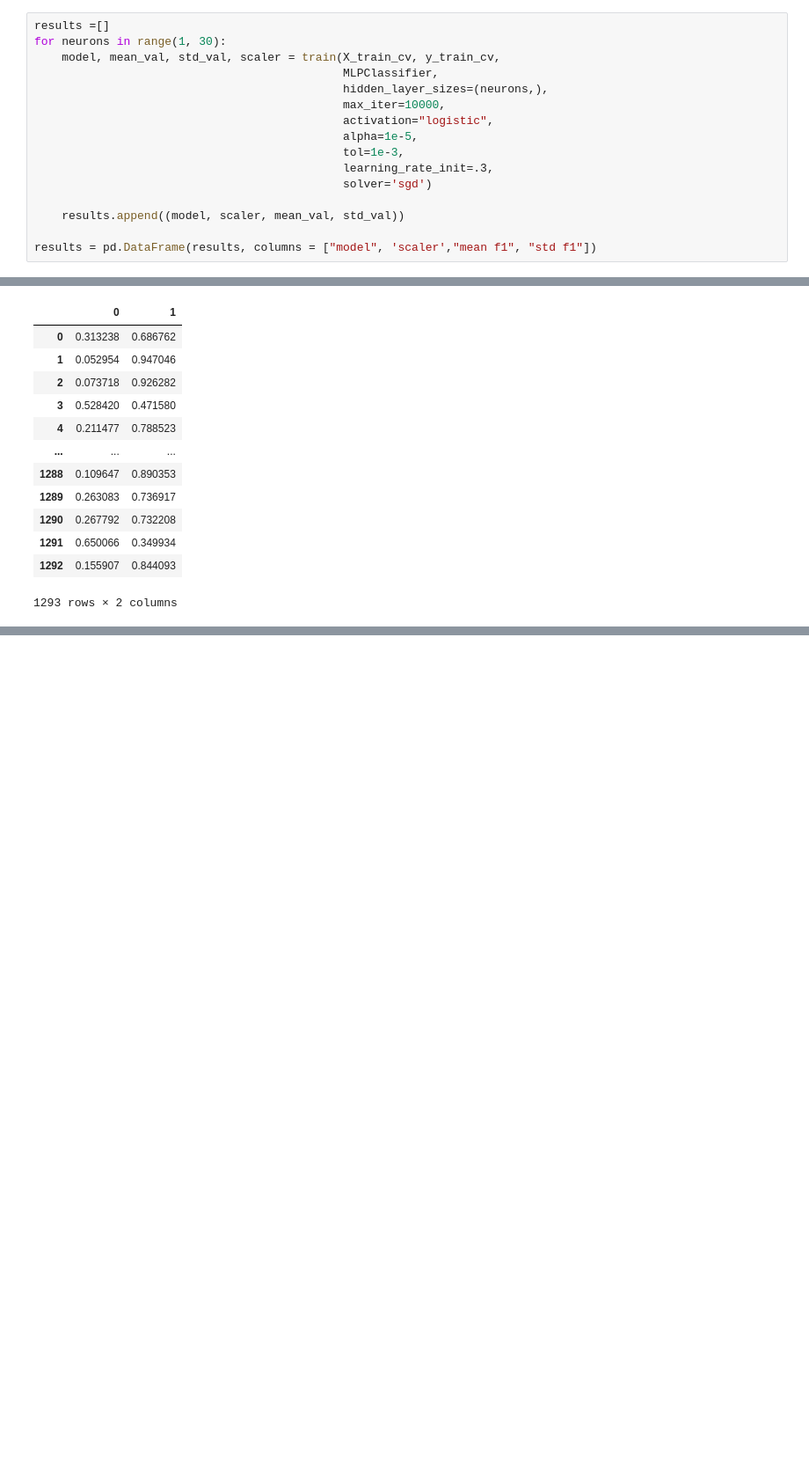
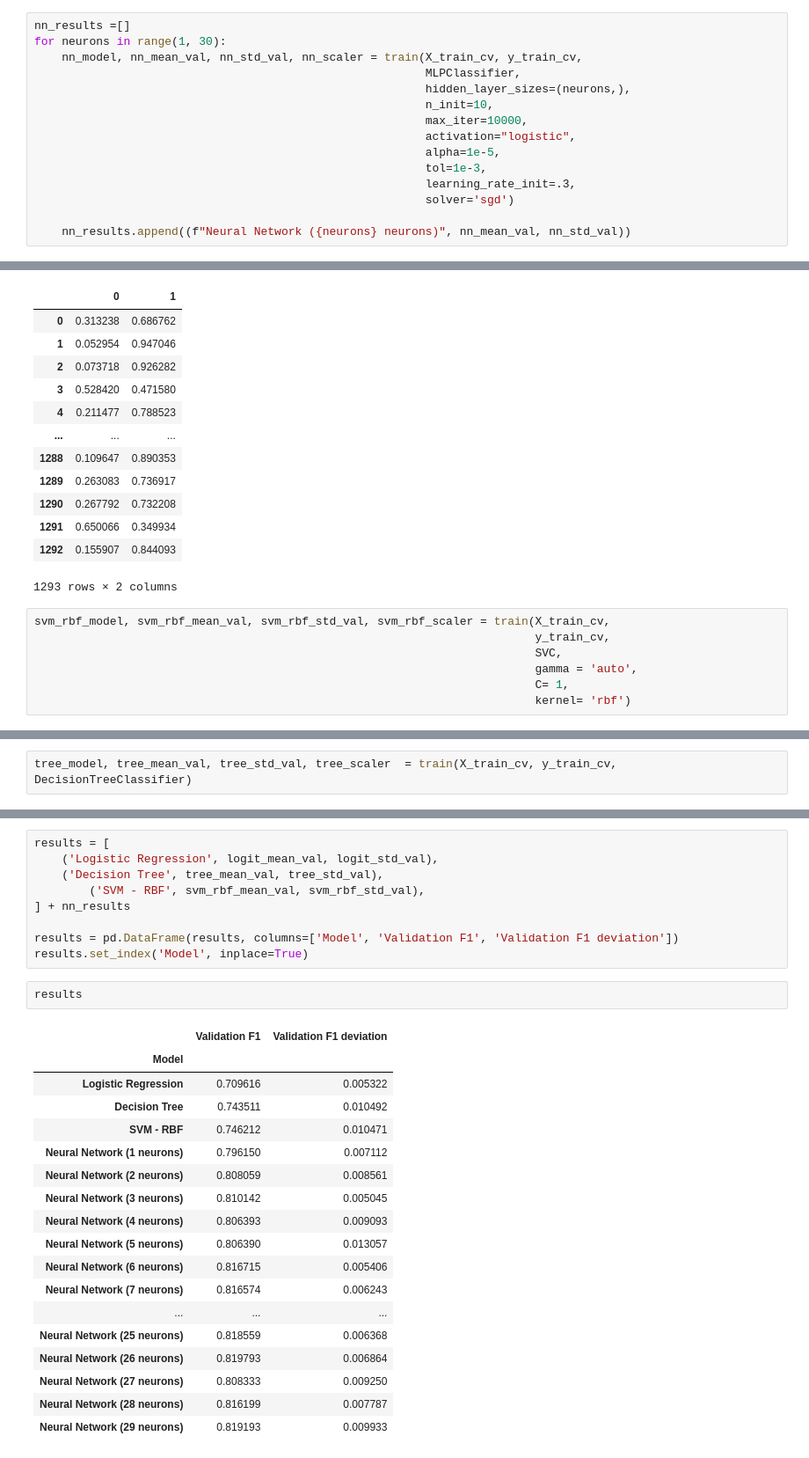
Before and after one commit to FabioRochaPoeta/redesneurais, a Jupyter notebook: FabioRocha_RedesNeurais.ipynb, the cells around one changed output, grey strips where cells are left out. Shown at 88% size. Cells and saved outputs as stored; diff of their text form; blank space fills up the shorter version.

```diff
--- a/FabioRocha_RedesNeurais.ipynb
+++ b/FabioRocha_RedesNeurais.ipynb
@@ -387,18 +394,17 @@ def train(X, y, model_klass, **kwargs):
 # %%
-results =[]
+nn_results =[]
 for neurons in range(1, 30):
-    model, mean_val, std_val, scaler = train(X_train_cv, y_train_cv,
-                                             MLPClassifier,
-                                             hidden_layer_sizes=(neurons,),
-                                             max_iter=10000,
-                                             activation="logistic",
-                                             alpha=1e-5,
-                                             tol=1e-3,
-                                             learning_rate_init=.3,
-                                             solver='sgd')
+    nn_model, nn_mean_val, nn_std_val, nn_scaler = train(X_train_cv, y_train_cv,
+                                                         MLPClassifier,
+                                                         hidden_layer_sizes=(neurons,),
+                                                         n_init=10,
+                                                         max_iter=10000,
+                                                         activation="logistic",
+                                                         alpha=1e-5,
+                                                         tol=1e-3,
+                                                         learning_rate_init=.3,
+                                                         solver='sgd')
 
-    results.append((model, scaler, mean_val, std_val))
-
-results = pd.DataFrame(results, columns = ["model", 'scaler',"mean f1", "std f1"])
+    nn_results.append((f"Neural Network ({neurons} neurons)", nn_mean_val, nn_std_val))
 # %% [output]
 ========================= FOLD 0 ==========================
@@ -525,3 +531,10 @@ pd.DataFrame(logit.predict_proba(X_test_scaled))
 | 1291 | 0.650066 | 0.349934 |
 | 1292 | 0.155907 | 0.844093 |
 1293 rows × 2 columns
+# %%
+svm_rbf_model, svm_rbf_mean_val, svm_rbf_std_val, svm_rbf_scaler = train(X_train_cv,
+                                                                         y_train_cv,
+                                                                         SVC,
+                                                                         gamma = 'auto',
+                                                                         C= 1,
+                                                                         kernel= 'rbf')
@@ -527,0 +559,2 @@ pd.DataFrame(logit.predict_proba(X_test_scaled))
+# %%
+tree_model, tree_mean_val, tree_std_val, tree_scaler  = train(X_train_cv, y_train_cv, DecisionTreeClassifier)
@@ -527,0 +579,30 @@ pd.DataFrame(logit.predict_proba(X_test_scaled))
+# %%
+results = [
+    ('Logistic Regression', logit_mean_val, logit_std_val),
+    ('Decision Tree', tree_mean_val, tree_std_val),
+        ('SVM - RBF', svm_rbf_mean_val, svm_rbf_std_val),
+] + nn_results
+
+results = pd.DataFrame(results, columns=['Model', 'Validation F1', 'Validation F1 deviation'])
+results.set_index('Model', inplace=True)
+# %%
+results
+# %% [output]
+|  | Validation F1 | Validation F1 deviation |
+| Model |  |  |
+| Logistic Regression | 0.709616 | 0.005322 |
+| Decision Tree | 0.743511 | 0.010492 |
+| SVM - RBF | 0.746212 | 0.010471 |
+| Neural Network (1 neurons) | 0.796150 | 0.007112 |
+| Neural Network (2 neurons) | 0.808059 | 0.008561 |
+| Neural Network (3 neurons) | 0.810142 | 0.005045 |
+| Neural Network (4 neurons) | 0.806393 | 0.009093 |
+| Neural Network (5 neurons) | 0.806390 | 0.013057 |
+| Neural Network (6 neurons) | 0.816715 | 0.005406 |
+| Neural Network (7 neurons) | 0.816574 | 0.006243 |
+| ... | ... | ... |
+| Neural Network (25 neurons) | 0.818559 | 0.006368 |
+| Neural Network (26 neurons) | 0.819793 | 0.006864 |
+| Neural Network (27 neurons) | 0.808333 | 0.009250 |
+| Neural Network (28 neurons) | 0.816199 | 0.007787 |
+| Neural Network (29 neurons) | 0.819193 | 0.009933 |
```
Also changed, not shown: parts of 5 cells of this notebook, 1 other file.
